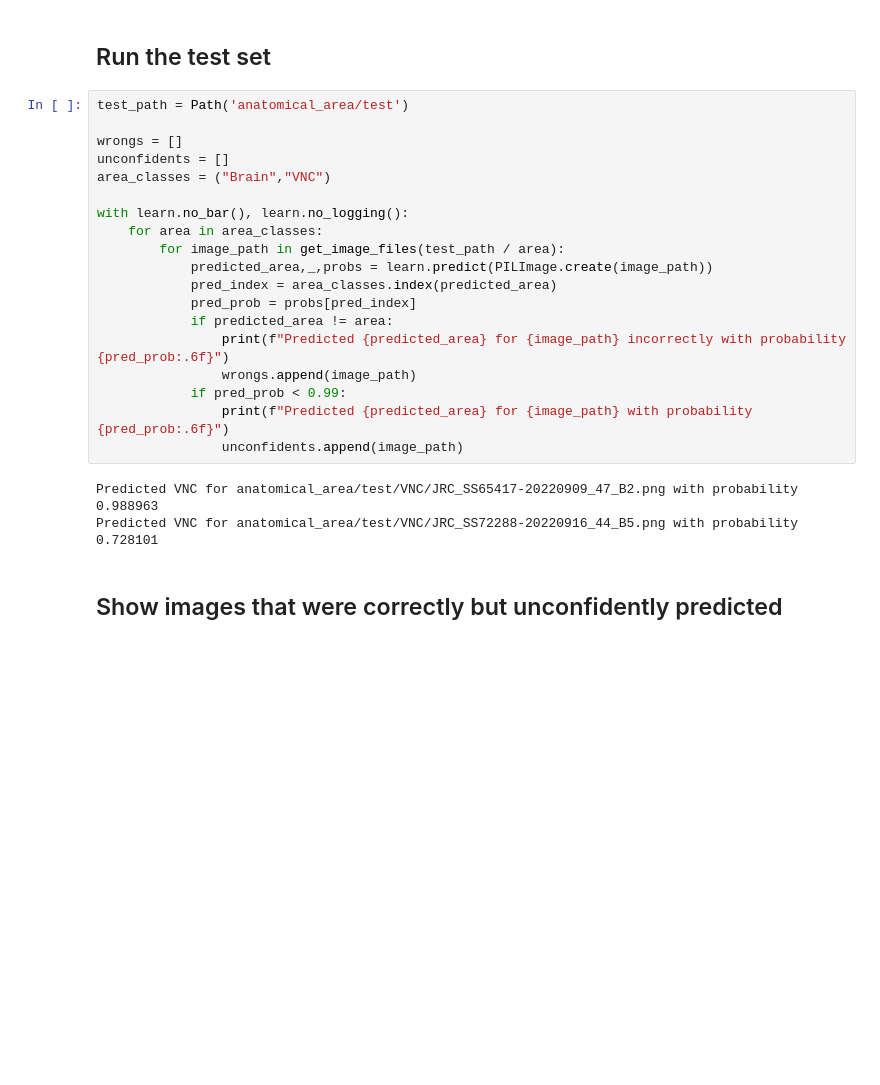
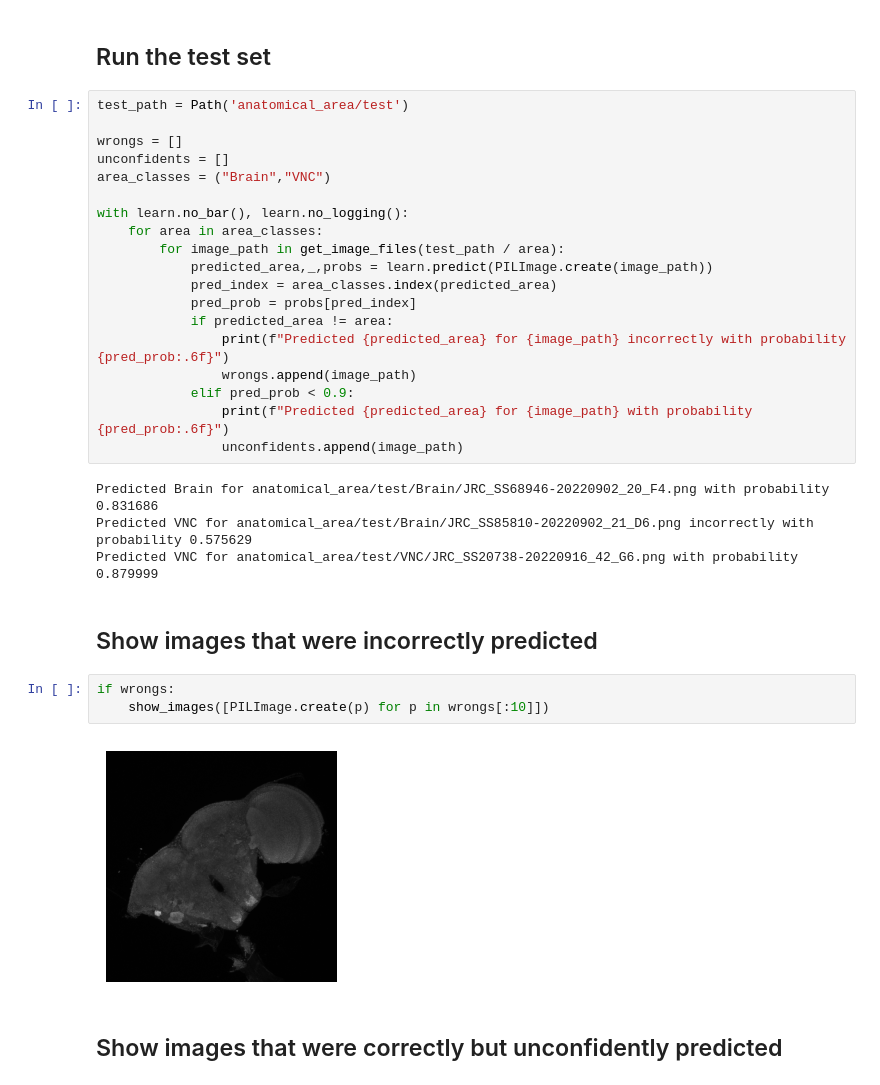
Before and after one commit to krokicki/course22, a Jupyter notebook: 00-is-it-a-brain.ipynb, the cells around one changed output. Cells and saved outputs as stored; diff of their text form; blank space fills up the shorter version.

```diff
--- a/00-is-it-a-brain.ipynb
+++ b/00-is-it-a-brain.ipynb
@@ -52,12 +52,20 @@ with learn.no_bar(), learn.no_logging():
             if predicted_area != area:
                 print(f"Predicted {predicted_area} for {image_path} incorrectly with probability {pred_prob:.6f}")
                 wrongs.append(image_path)
-            if pred_prob < 0.99:
+            elif pred_prob < 0.9:
                 print(f"Predicted {predicted_area} for {image_path} with probability {pred_prob:.6f}")
                 unconfidents.append(image_path)
 # %% [output]
-Predicted VNC for anatomical_area/test/VNC/JRC_SS65417-20220909_47_B2.png with probability 0.988963
-Predicted VNC for anatomical_area/test/VNC/JRC_SS72288-20220916_44_B5.png with probability 0.728101
+Predicted Brain for anatomical_area/test/Brain/JRC_SS68946-20220902_20_F4.png with probability 0.831686
+Predicted VNC for anatomical_area/test/Brain/JRC_SS85810-20220902_21_D6.png incorrectly with probability 0.575629
+Predicted VNC for anatomical_area/test/VNC/JRC_SS20738-20220916_42_G6.png with probability 0.879999
+# %% [markdown]
+## Show images that were incorrectly predicted
+# %%
+if wrongs:
+    show_images([PILImage.create(p) for p in wrongs[:10]])
+# %% [output]
+[figure, added]
 # %% [markdown]
 ## Show images that were correctly but unconfidently predicted
 # %%
```
Also changed, not shown: parts of 3 cells of this notebook.
